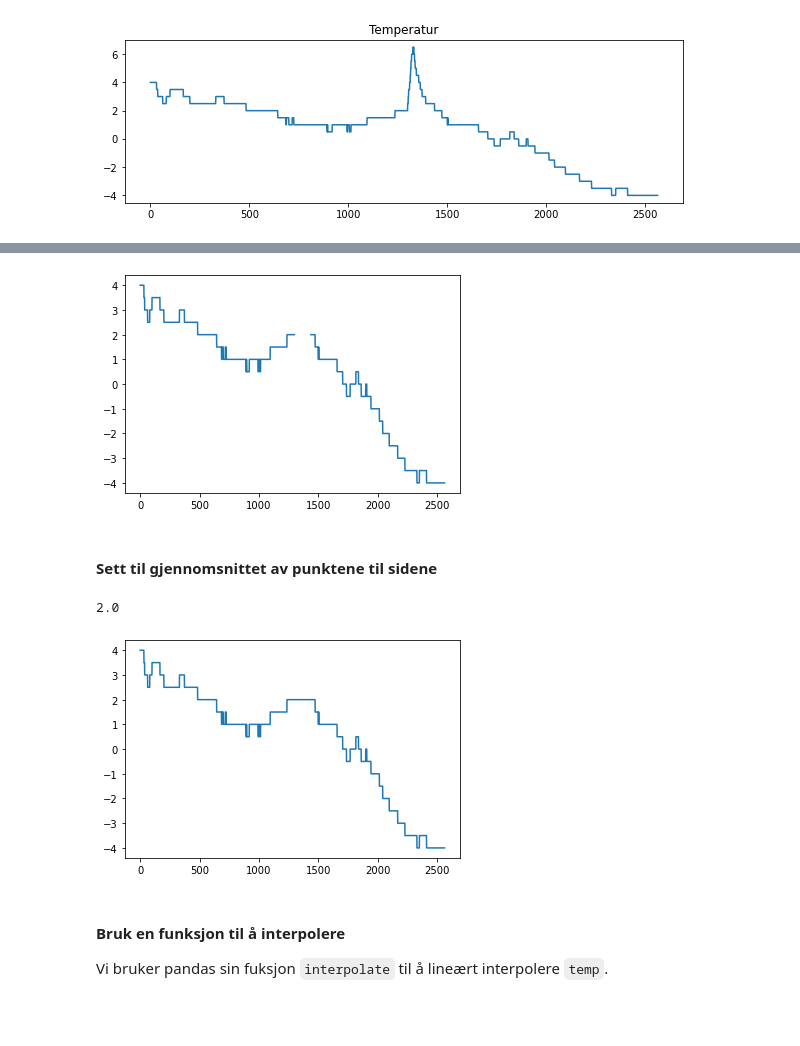
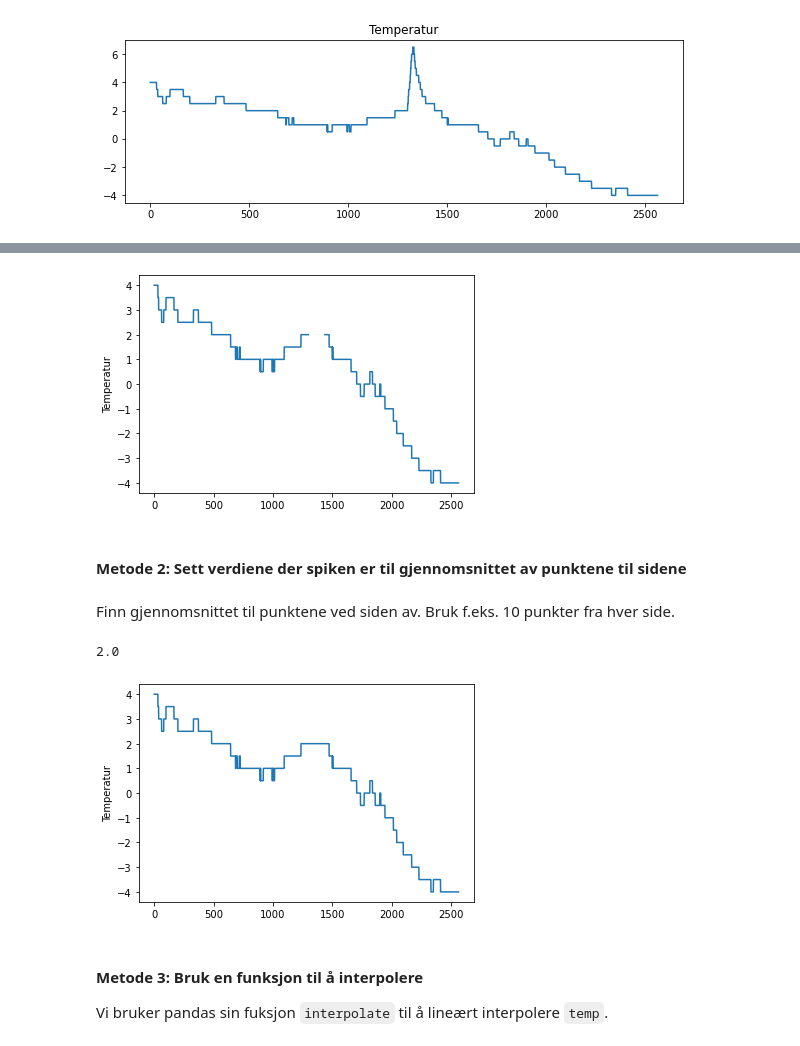
Before and after one commit to irendundas/EkteData, a Jupyter notebook: NAT624/Del6_databehandling_av_egne_data.ipynb, the cells around one changed output, grey strips where cells are left out. Cells and saved outputs as stored; diff of their text form; code cells hidden in the pictures; blank space fills up the shorter version.

```diff
--- a/NAT624/Del6_databehandling_av_egne_data.ipynb
+++ b/NAT624/Del6_databehandling_av_egne_data.ipynb
@@ -213,9 +228,12 @@ temp[1299:1436+1]=np.nan
 # %%
 plt.plot(temp)
+plt.ylabel('Temperatur')
 plt.show()
 # %% [output]
-[figure, old version]
+[figure, new version]
 # %% [markdown]
-#### Sett til gjennomsnittet av punktene til sidene
+#### Metode 2: Sett verdiene der spiken er til gjennomsnittet av punktene til sidene
+# %% [markdown]
+Finn gjennomsnittet til punktene ved siden av. Bruk f.eks. 10 punkter fra hver side.
 # %%
 # Finn gjennomsnittet til punktene ved siden av. Bruk f.eks. 10 punkter fra hver side.
@@ -227,11 +245,12 @@ mean
 temp[1299:1436+1]=mean
 
 plt.plot(temp)
+plt.ylabel('Temperatur')
 plt.show()
 # %% [output]
-[figure, old version]
+[figure, new version]
 # %% [markdown]
-#### Bruk en funksjon til å interpolere
+#### Metode 3: Bruk en funksjon til å interpolere
 
 Vi bruker pandas sin fuksjon `interpolate` til å lineært interpolere `temp`.
 # %%
```
Also changed, not shown: parts of 25 cells of this notebook.
